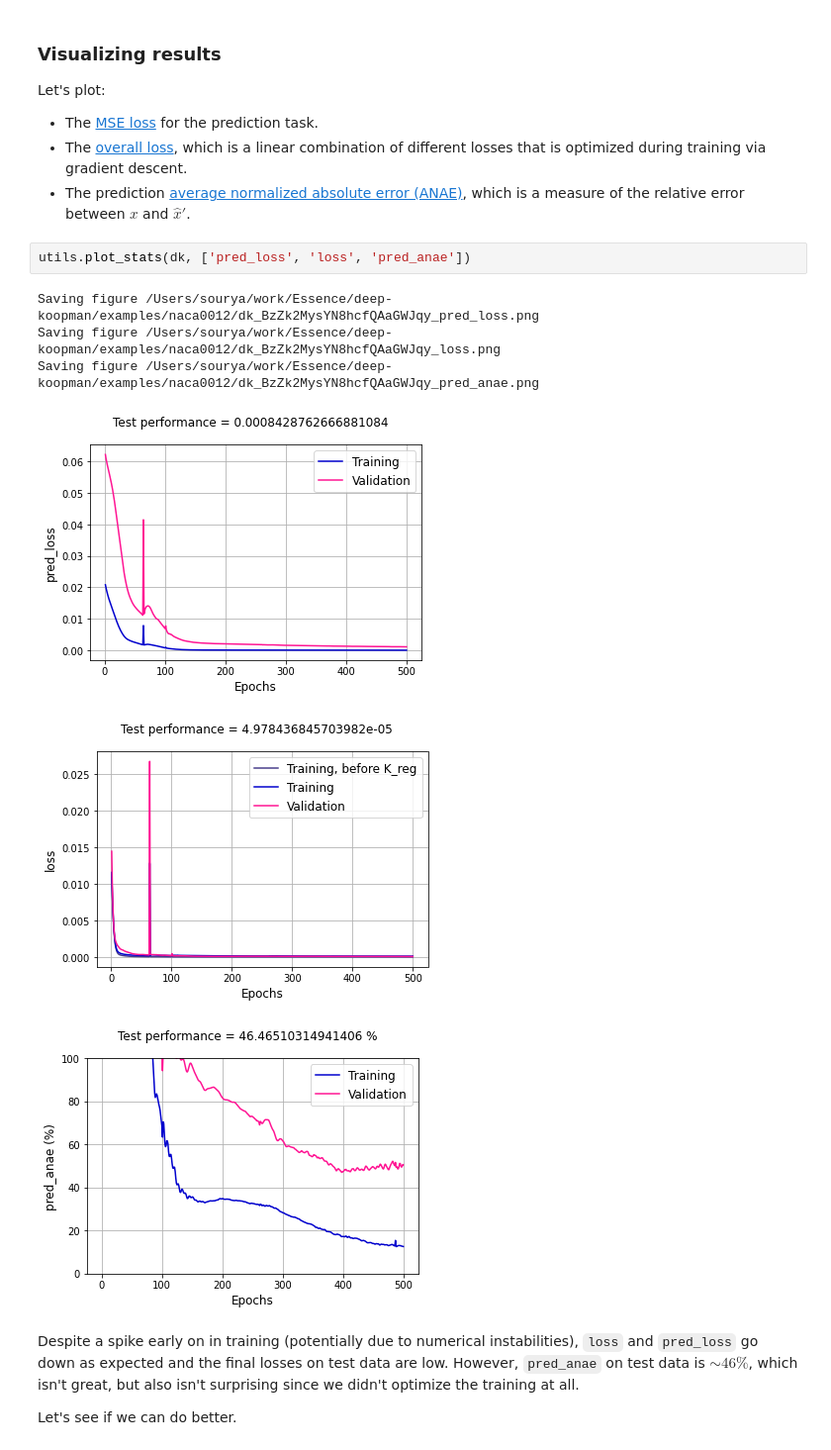
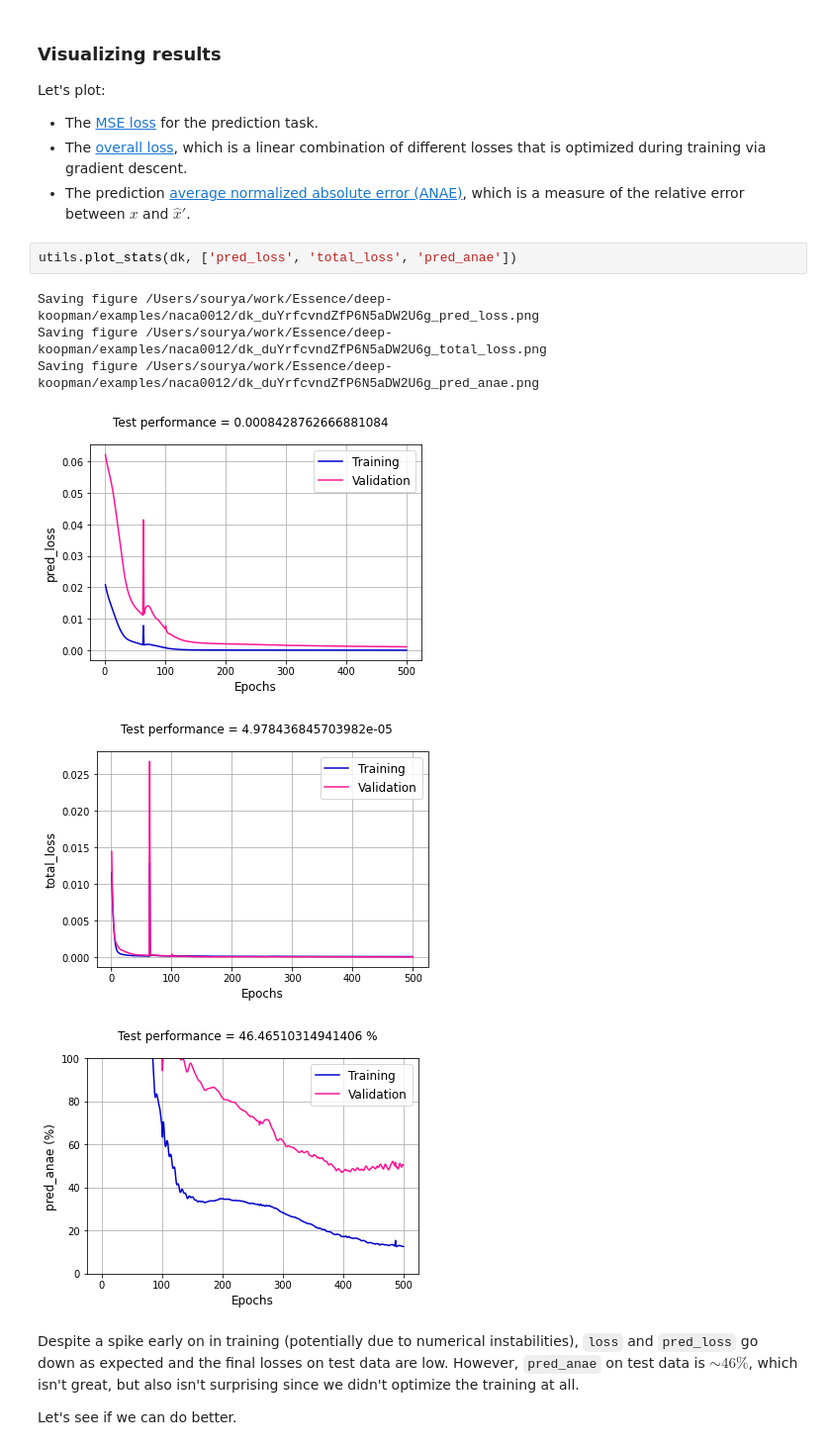
Before and after one commit to GaloisInc/dlkoopman, a Jupyter notebook: examples/naca0012/run.ipynb, the cells around one changed output. Shown: that part at 99% size. Cells and saved outputs as stored; diff of their text form.

Commit message:
better code for losses, anaes, log file writing

```diff
--- a/examples/naca0012/run.ipynb
+++ b/examples/naca0012/run.ipynb
@@ -58,13 +58,13 @@ Let's plot:
 - The [overall loss](https://galoisinc.github.io/deep-koopman/losses.html#deepk.losses.overall), which is a linear combination of different losses that is optimized during training via gradient descent.
 - The prediction [average normalized absolute error (ANAE)](https://galoisinc.github.io/deep-koopman/errors.html#deepk.errors.anae), which is a measure of the relative error between $x$ and $\hat{x}'$.
 # %%
-utils.plot_stats(dk, ['pred_loss', 'loss', 'pred_anae'])
+utils.plot_stats(dk, ['pred_loss', 'total_loss', 'pred_anae'])
 # %% [output]
-Saving figure /Users/sourya/work/Essence/deep-koopman/examples/naca0012/dk_BzZk2MysYN8hcfQAaGWJqy_pred_loss.png
-Saving figure /Users/sourya/work/Essence/deep-koopman/examples/naca0012/dk_BzZk2MysYN8hcfQAaGWJqy_loss.png
-Saving figure /Users/sourya/work/Essence/deep-koopman/examples/naca0012/dk_BzZk2MysYN8hcfQAaGWJqy_pred_anae.png
+Saving figure /Users/sourya/work/Essence/deep-koopman/examples/naca0012/dk_duYrfcvndZfP6N5aDW2U6g_pred_loss.png
+Saving figure /Users/sourya/work/Essence/deep-koopman/examples/naca0012/dk_duYrfcvndZfP6N5aDW2U6g_total_loss.png
+Saving figure /Users/sourya/work/Essence/deep-koopman/examples/naca0012/dk_duYrfcvndZfP6N5aDW2U6g_pred_anae.png
 [figure]
-[figure, old version]
+[figure, new version]
 [figure]
 # %% [markdown]
 Despite a spike early on in training (potentially due to numerical instabilities), `loss` and `pred_loss` go down as expected and the final losses on test data are low. However, `pred_anae` on test data is $\sim46\%$, which isn't great, but also isn't surprising since we didn't optimize the training at all.
```
Also changed, not shown: parts of 3 cells of this notebook, 6 other files.
